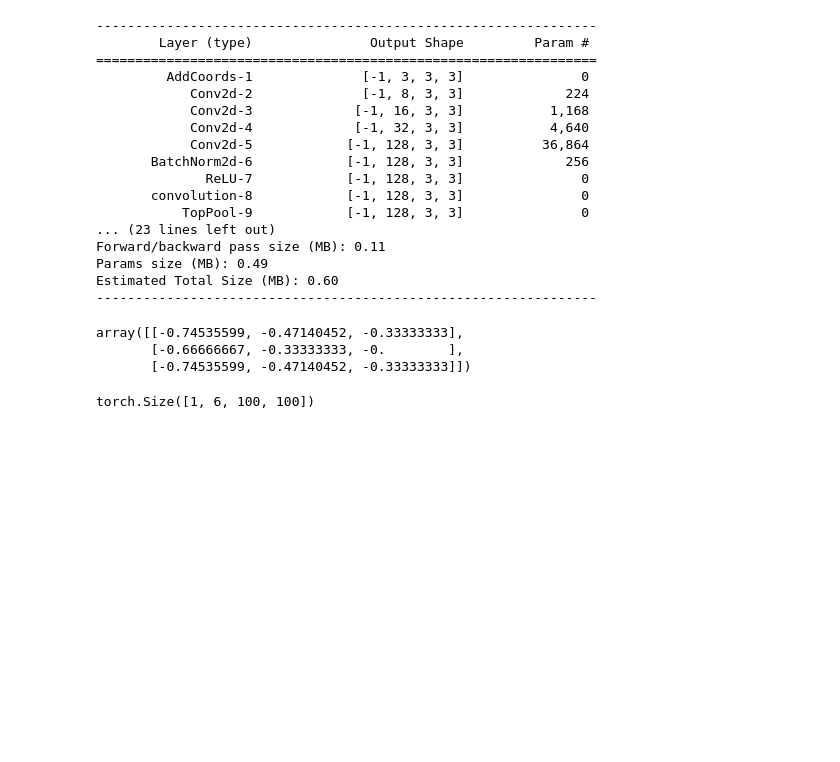
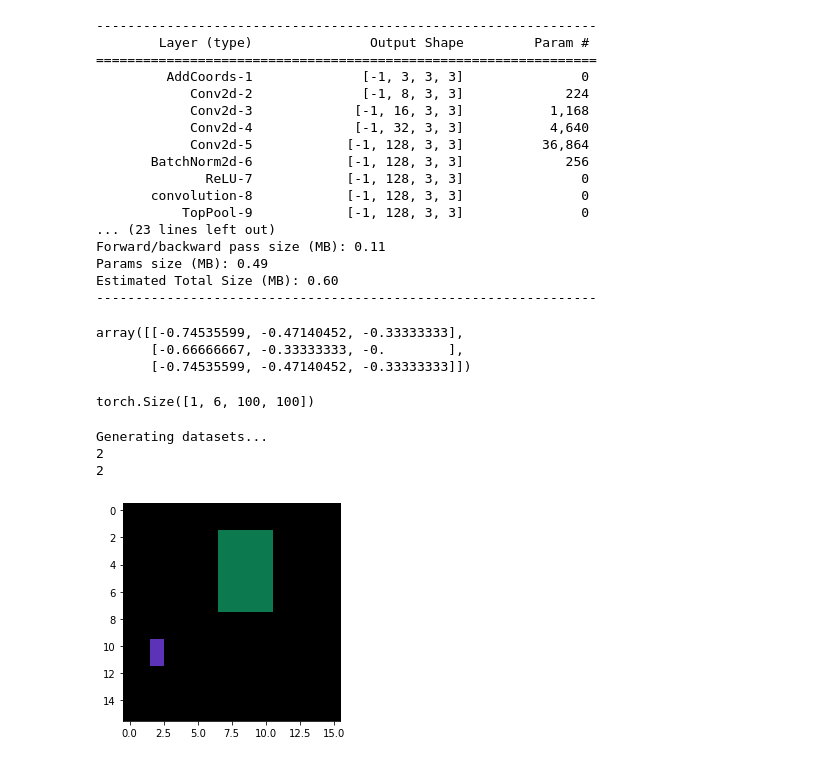
Before and after one commit to w121211/CoordConv, a Jupyter notebook: experiments/debug.ipynb, the cells around one changed output. Saved outputs shown, nothing was run; the diff lists cells and outputs as text; code cells hidden in the pictures; blank space fills up the shorter version.

```diff
--- a/experiments/debug.ipynb
+++ b/experiments/debug.ipynb
@@ -483,3 +485,75 @@ x1 = F.interpolate(x1, scale_factor=2)
 x.shape
 # %% [output]
 torch.Size([1, 6, 100, 100])
+# %%
+def draw_rect_pil(xy, width=64):
+    x0, y0, x1, y1 = xy
+    x1 -= 0.5
+    y1 -= 0.5
+    im = Image.new("F", (width, width))
+    draw = ImageDraw.Draw(im)
+    draw.rectangle([x0, y0, x1, y1], fill=1)
+    im = np.array(im)  # (H, W)
+    return im
+
+
+def rand_draw(draw_fn=draw_rect_pil, n_strokes=2, width=64):
+    canvas = np.zeros((width, width, 3), dtype=np.int8)
+    im = [canvas.copy()]
+    x = []
+    for _ in range(n_strokes):
+        x0, y0 = np.random.randint(width, size=2)
+        x1 = x0 + np.random.randint(1, width - x0 + 1)
+        y1 = y0 + np.random.randint(1, width - y0 + 1)
+        _x = np.array((x0, y0, x1, y1))
+        #         _x = np.random.rand(action_dim)
+        color = np.random.randint(255, size=(3))  # (3)
+        #         x.append(np.concatenate((_x, color / 255.0)))
+        stroke = draw_fn(_x, width)  # (w, w)
+        stroke = np.expand_dims(stroke, axis=2)  # (w, w, 1)
+        canvas = canvas * (1 - stroke) + stroke * color  # (w, h, 3)
+        x.append(_x)
+        im.append(canvas.copy())
+    x = np.stack(x) / width  # (n_strokes, action_dim+3)
+    im = np.stack(im)
+    return x, im
+
+def generate_data(width=128, n_sample=1000, n_strokes=2):
+    print("Generating datasets...")
+    if not os.path.exists("data-rect/"):
+        os.makedirs("data-rect/")
+
+    x, im = [], []
+    for _ in range(n_sample):
+        _x, _im = rand_draw(n_strokes=n_strokes, width=width)
+        _im_inter = _im[:-1]
+        _im_target = _im[-1]
+#         print(_im_inter.shape)
+        for i in range(n_strokes):
+            im.append(np.concatenate((_im_inter[i], _im_target), axis=2))
+            x.append(_x[i])
+    print(len(x))
+    print(len(im))
+#     print(im[0][:,:,-3:])
+#     plt.imshow(Image.fromarray(im[1][:,:,:-3].astype('uint8')))
+    plt.imshow(Image.fromarray(im[1][:,:,-3:].astype('uint8')))
+
+generate_data(width=16, n_sample=1, n_strokes=2)
+# a = np.array([1,2,3])
+# a = np.random.rand(5,3)
+# b = np.array([3,4,5])
+# b = np.random.rand(5,3)
+# np.concatenate([a,b],axis=1).shape
+# x[:-1]
+
+# x, im = rand_draw()
+# fig, ax = plt.subplots(1,3)
+# ax[0].imshow(Image.fromarray(im[0].astype(np.uint8)))
+# ax[1].imshow(Image.fromarray(im[1].astype(np.uint8)))
+# ax[2].imshow(Image.fromarray(im[2].astype(np.uint8)))
+# fig.show()
+# %% [output]
+Generating datasets...
+2
+2
+[figure, added]
```
Also changed, not shown: parts of 2 cells of this notebook, 5 other files.
